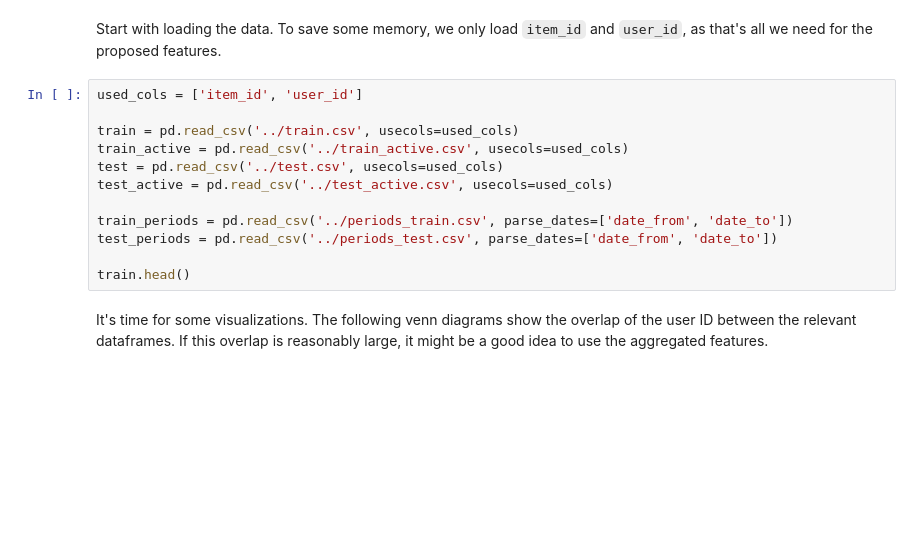
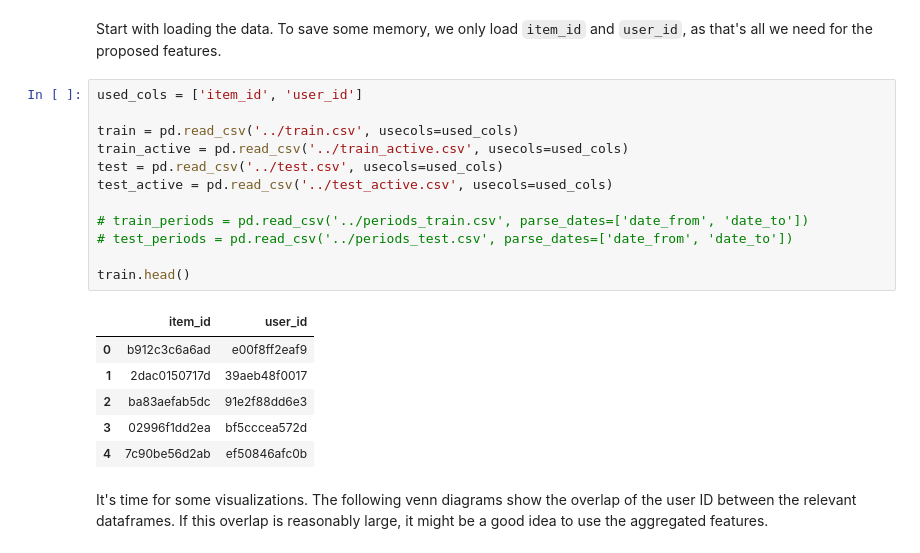
Before and after one commit to jungi21cc/avito_demand, a Jupyter notebook: 02kernel/aggregate_feature.ipynb, the cells around one changed output. Saved outputs shown, nothing was run; the diff lists cells and outputs as text; blank space fills up the shorter version.

```diff
--- a/02kernel/aggregate_feature.ipynb
+++ b/02kernel/aggregate_feature.ipynb
@@ -32,15 +32,22 @@ Start with loading the data. To save some memory, we only load `item_id` and `us
 # %%
 used_cols = ['item_id', 'user_id']
 
 train = pd.read_csv('../train.csv', usecols=used_cols)
 train_active = pd.read_csv('../train_active.csv', usecols=used_cols)
 test = pd.read_csv('../test.csv', usecols=used_cols)
 test_active = pd.read_csv('../test_active.csv', usecols=used_cols)
 
-train_periods = pd.read_csv('../periods_train.csv', parse_dates=['date_from', 'date_to'])
-test_periods = pd.read_csv('../periods_test.csv', parse_dates=['date_from', 'date_to'])
+# train_periods = pd.read_csv('../periods_train.csv', parse_dates=['date_from', 'date_to'])
+# test_periods = pd.read_csv('../periods_test.csv', parse_dates=['date_from', 'date_to'])
 
 train.head()
+# %% [output]
+|  | item_id | user_id |
+| 0 | b912c3c6a6ad | e00f8ff2eaf9 |
+| 1 | 2dac0150717d | 39aeb48f0017 |
+| 2 | ba83aefab5dc | 91e2f88dd6e3 |
+| 3 | 02996f1dd2ea | bf5cccea572d |
+| 4 | 7c90be56d2ab | ef50846afc0b |
 # %% [markdown]
 It's time for some visualizations. The following venn diagrams show the overlap of the user ID between the relevant dataframes. If this overlap is reasonably large, it might be a good idea to use the aggregated features.
 # %%
```
Also changed, not shown: parts of 3 cells of this notebook, 2 other files.
